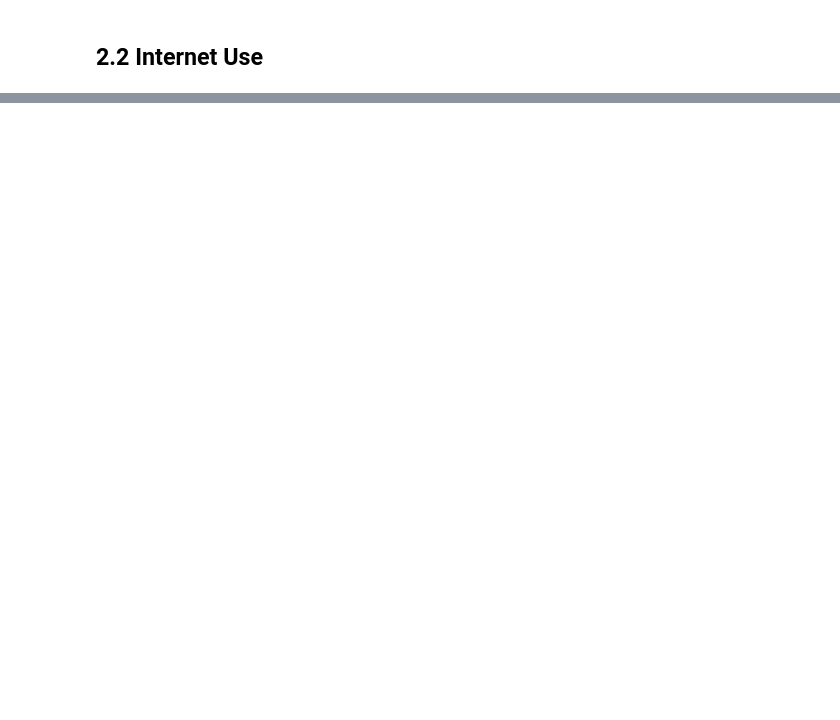
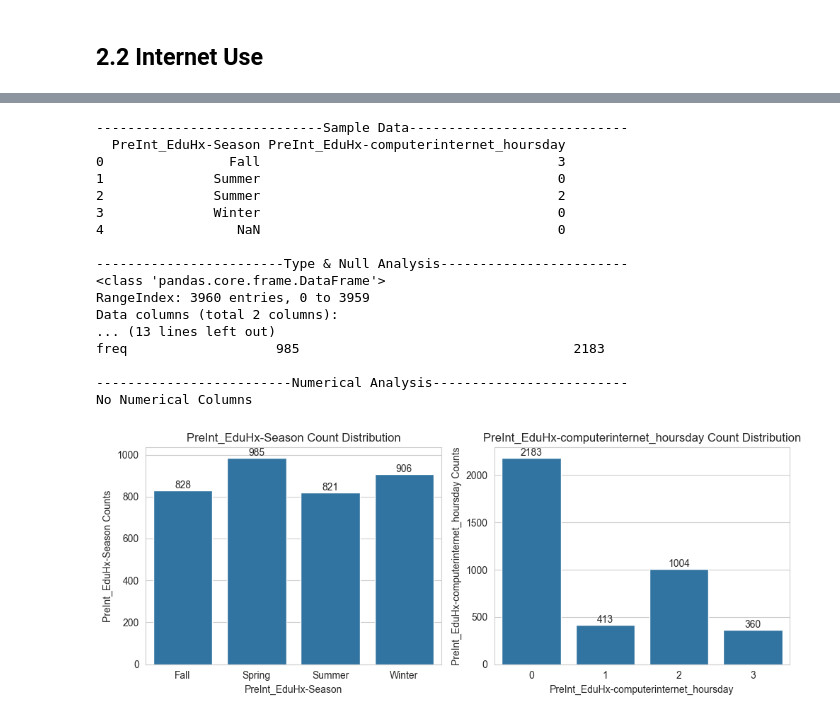
Before and after one commit to suphakrit-lert/Kaggle-Competition-Child-Problematic-Internet-Use, a Jupyter notebook: main.ipynb, the cells around one changed output, grey strips where cells are left out. Saved outputs shown, nothing was run; the diff lists cells and outputs as text; code cells hidden in the pictures; blank space fills up the shorter version.

```diff
--- a/main.ipynb
+++ b/main.ipynb
@@ -118,0 +168,33 @@ train_df.select_dtypes(['int', 'float'])
+# %%
+# Impute `computerinternet_hoursday` with mode
+train_df['PreInt_EduHx-computerinternet_hoursday'].fillna(value=train_df['PreInt_EduHx-computerinternet_hoursday'].mode()[0], inplace=True)
+
+# Change `PreInt_EduHx-computerinternet_hoursday` to string
+train_df['PreInt_EduHx-computerinternet_hoursday'] = train_df['PreInt_EduHx-computerinternet_hoursday'].astype('int').astype('str')
+# %%
+# Show EDA again after cleaning
+internet_use_train_df = train_df.loc[:, train_df.columns.map(lambda x: x.split(sep='-')[0]) == 'PreInt_EduHx']
+
+print('-----------------------------Sample Data----------------------------')
+print(internet_use_train_df.head())
+summarize_data(internet_use_train_df)
+generate_eda_plot(internet_use_train_df)
+# %% [output]
+-----------------------------Sample Data----------------------------
+  PreInt_EduHx-Season PreInt_EduHx-computerinternet_hoursday
+0                Fall                                      3
+1              Summer                                      0
+2              Summer                                      2
+3              Winter                                      0
+4                 NaN                                      0
+
+------------------------Type & Null Analysis------------------------
+<class 'pandas.core.frame.DataFrame'>
+RangeIndex: 3960 entries, 0 to 3959
+Data columns (total 2 columns):
+... (13 lines left out)
+freq                   985                                   2183
+
+-------------------------Numerical Analysis-------------------------
+No Numerical Columns
+[figure, added]
```
Also changed, not shown: parts of 18 cells of this notebook, 1 other file.
